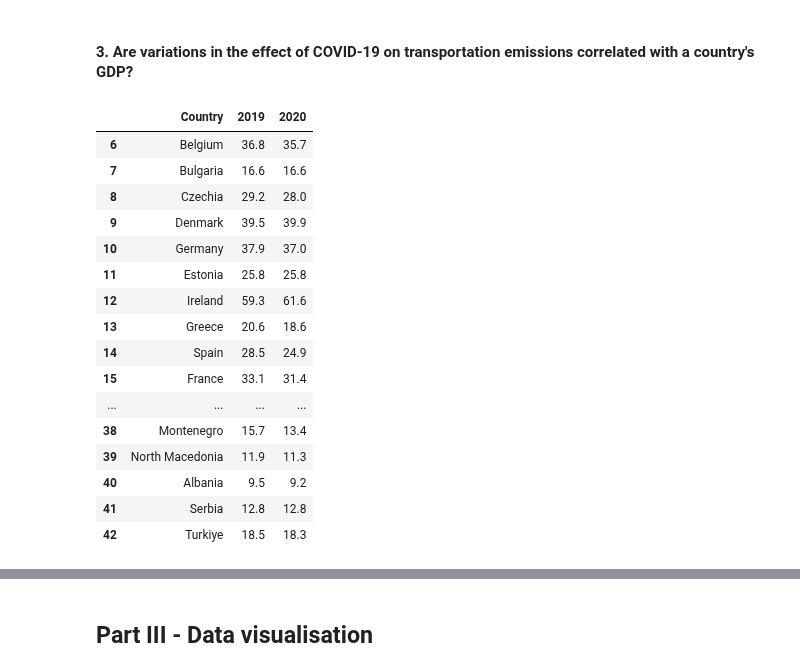
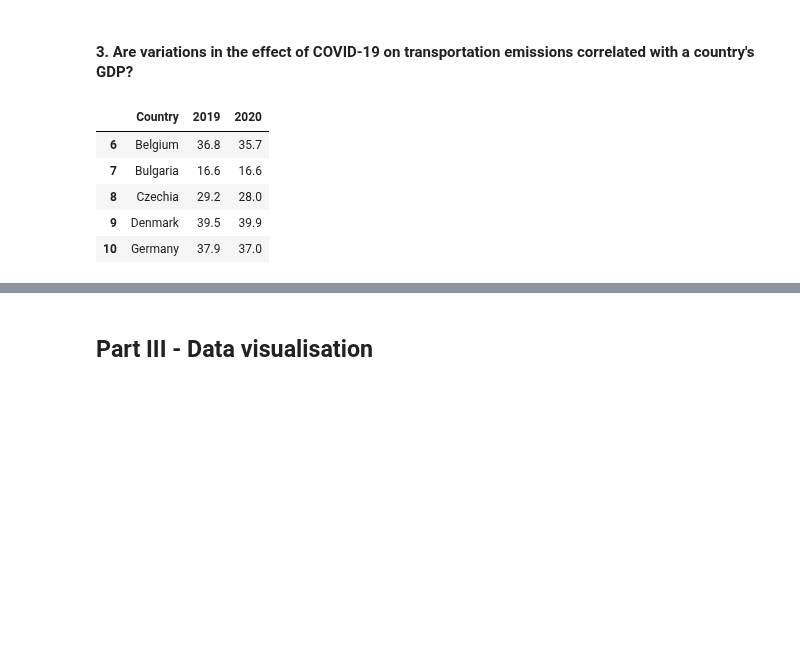
Before and after one commit to HHappy7/TIL6010-GroupProject, a Jupyter notebook: GroupProject-Layout.ipynb, the cells around one changed output, grey strips where cells are left out. Drawn from its saved outputs; the diff is of its cells as text; code cells hidden in the pictures; blank space fills up the shorter version.

```diff
--- a/GroupProject-Layout.ipynb
+++ b/GroupProject-Layout.ipynb
@@ -278,25 +262,14 @@ plt.show()
 # %% [markdown]
 #### 3. Are variations in the effect of COVID-19 on transportation emissions correlated with a country's GDP?
 # %%
-df_GDP
+df_GDP.head()
 # %% [output]
 |  | Country | 2019 | 2020 |
 | 6 | Belgium | 36.8 | 35.7 |
 | 7 | Bulgaria | 16.6 | 16.6 |
 | 8 | Czechia | 29.2 | 28.0 |
 | 9 | Denmark | 39.5 | 39.9 |
 | 10 | Germany | 37.9 | 37.0 |
-| 11 | Estonia | 25.8 | 25.8 |
-| 12 | Ireland | 59.3 | 61.6 |
-| 13 | Greece | 20.6 | 18.6 |
-| 14 | Spain | 28.5 | 24.9 |
-| 15 | France | 33.1 | 31.4 |
-| ... | ... | ... | ... |
-| 38 | Montenegro | 15.7 | 13.4 |
-| 39 | North Macedonia | 11.9 | 11.3 |
-| 40 | Albania | 9.5 | 9.2 |
-| 41 | Serbia | 12.8 | 12.8 |
-| 42 | Turkiye | 18.5 | 18.3 |
 # %%
 # Sample data
 countries2 = df_GDP['Country']
```
Also changed, not shown: parts of 6 cells of this notebook.
